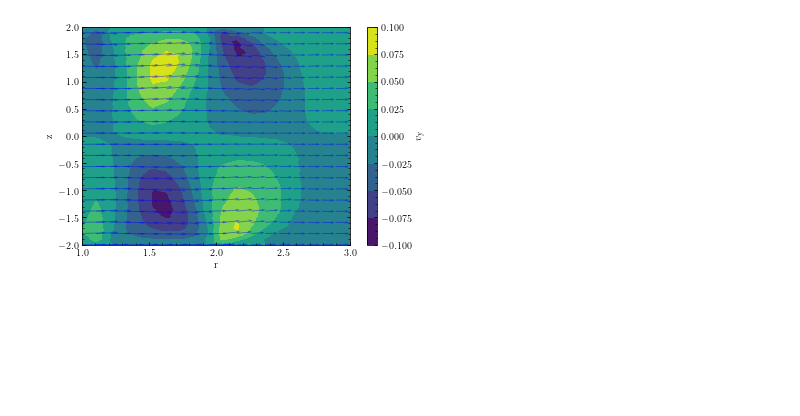
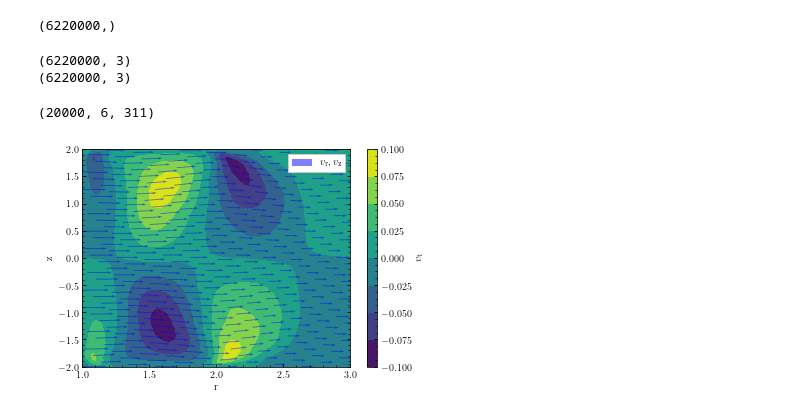
Before and after one commit to hlane17/notebooks, a Jupyter notebook: crunchTheta.ipynb, the cells around one changed output. Saved outputs shown, nothing was run; the diff lists cells and outputs as text; code cells hidden in the pictures; blank space fills up the shorter version.

```diff
--- a/crunchTheta.ipynb
+++ b/crunchTheta.ipynb
@@ -100,11 +29,0 @@ print(arrTheta.shape)
-# %%
-m = -0.5
-n=2
-
-QV = plt.quiver(r_avg1[::n], z_avg1[::n], (10**m)*vr_avg1[::n], (10**m)*vz_avg1[::n], color='b', units='xy', scale=1, alpha=0.5)
-Z = griddata((r_avg1,z_avg1),vz_avg1,(A,B))
-plt.contourf(A,B,Z, zorder=-1,); plt.colorbar(label=r"$v_{\rm t}$"); plt.xlabel("r");plt.ylabel("z");
-#plt.legend([QV], [r"$v_{\rm r}, v_{\rm z}$"], loc='upper right', frameon=True)
-plt.savefig("/home/hlane/yt-conda/PPPL/data/paraviewed/plots/meshoid_Vmap.pdf",bbox_inches='tight')
-# %% [output]
-[figure, removed]
@@ -162,0 +30,25 @@ vz_avg1 = np.reshape(vz_avg, (len(vz_avg)*len(vz_avg[1]))); print(vz_avg1.shape)
+# %%
+#Positions is a grid.
+#Cubes returns the indicies of the Coordinates, which can be used to assign them to cubes.
+import numpy as np
+from scipy.spatial import KDTree
+CubeLength = 0.02
+numR = int((Coordinates[:,0].max() - Coordinates[:,0].min())/CubeLength)
+numT = int((Coordinates[:,1].max() - Coordinates[:,1].min())/CubeLength)
+numZ = int((Coordinates[:,2].max() - Coordinates[:,2].min())/CubeLength)
+
+r_i = np.linspace(Coordinates[:,0].min(),Coordinates[:,0].max(),numR)
+t_i = np.linspace(Coordinates[:,1].min(),Coordinates[:,1].max(),numT)
+z_i = np.linspace(Coordinates[:,2].min(),Coordinates[:,2].max(),numZ)
+
+A, B, C = np.meshgrid(r_i, t_i, z_i)
+positions = np.vstack([A.ravel(), B.ravel(), C.ravel()]).T
+T = KDTree(Coordinates)
+Cubes = np.array(T.query_ball_point(positions, (CubeLength/2), eps=0, p=np.inf, workers=8)); print(np.shape(Cubes))
+#Returns nearest-neighbor search for cubes of volume CubeLength**3
+#Steps:
+#1. We created a grid with Positions.
+#2. We now need to populate Positions with the right velocities (tensors) based on the indicies given by Cubes[1].
+#3. We then take the average along an axis and return with our final visualization.
+# %% [output]
+(6220000,)
@@ -162,0 +67,6 @@ vz_avg1 = np.reshape(vz_avg, (len(vz_avg)*len(vz_avg[1]))); print(vz_avg1.shape)
+# %%
+print(np.shape(VFinal))
+print(np.shape(positions))
+# %% [output]
+(6220000, 3)
+(6220000, 3)
@@ -162,0 +79,34 @@ vz_avg1 = np.reshape(vz_avg, (len(vz_avg)*len(vz_avg[1]))); print(vz_avg1.shape)
+# %%
+r_i = np.linspace(Coordinates[:,0].min(),Coordinates[:,0].max(),1000)
+z_i = np.linspace(-2.0,2.0,2000)
+A, B = np.meshgrid(r_i,z_i)
+GridFinal = np.concatenate((positions,VFinal),axis=1)
+#New approach. Create slices from data.
+arrTheta = np.empty((numR*numZ, len(GridFinal[1])))
+for t in np.unique(GridFinal[:,1]):
+    id1 = GridFinal[:,1]==t
+    slice = GridFinal[id1]
+    arrTheta = np.dstack([arrTheta, slice])
+arrTheta = arrTheta[:,:,1:] #Excludes the empty array we created.
+#We now crunch theta across the theta axis.
+crunchTheta = np.nanmean(arrTheta, axis=2)
+r_avg1 = crunchTheta[:,0]
+t_avg1 = crunchTheta[:,1]
+z_avg1 = crunchTheta[:,2]
+vr_avg1 = crunchTheta[:,3]
+vt_avg1 = crunchTheta[:,4]
+vz_avg1 = crunchTheta[:,5]
+print(arrTheta.shape)
+# %% [output]
+(20000, 6, 311)
+# %%
+m = -0.5
+n=54
+
+QV = plt.quiver(r_avg1[::n], z_avg1[::n], (10**m)*vr_avg1[::n], (10**m)*vz_avg1[::n], color='b', units='xy', scale=1, alpha=0.5)
+Z = griddata((r_avg1,z_avg1),vz_avg1,(A,B))
+plt.contourf(A,B,Z, zorder=-1,); plt.colorbar(label=r"$v_{\rm t}$"); plt.xlabel("r");plt.ylabel("z");
+plt.legend([QV], [r"$v_{\rm r}, v_{\rm z}$"], loc='upper right', frameon=True)
+plt.savefig("/home/hlane/yt-conda/PPPL/data/paraviewed/plots/meshoid_Vmap.pdf",bbox_inches='tight')
+# %% [output]
+[figure, added]
```
Also changed, not shown: parts of 25 cells of this notebook.
